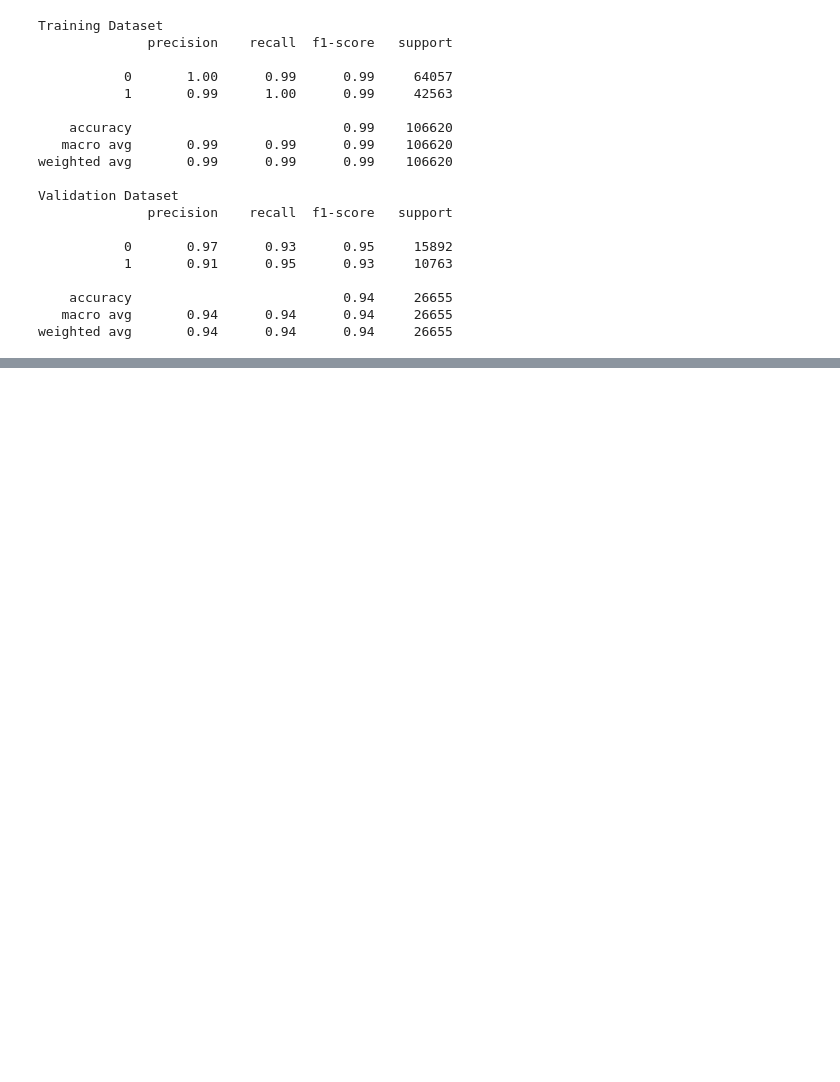
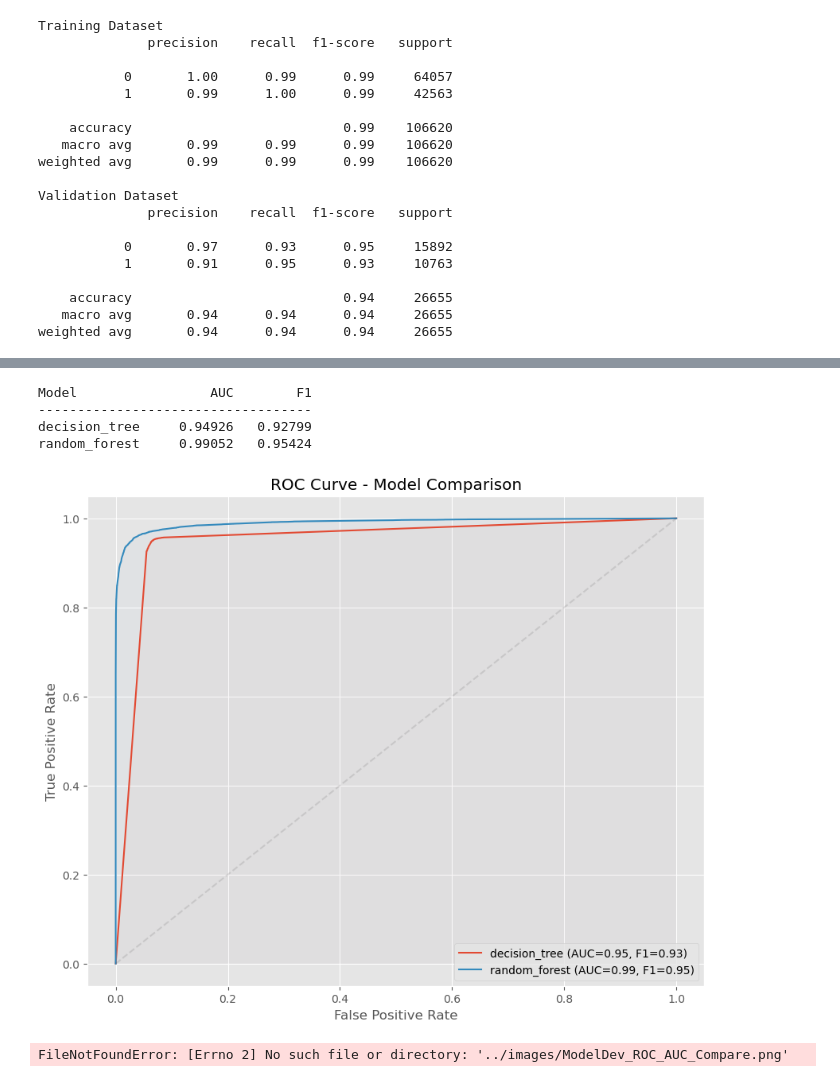
Before and after one commit to an6122003/COSC2753-Machine-Learning-ASM1-2024A, a Jupyter notebook: notebooks/4. Model Development.ipynb, the cells around one changed output, grey strips where cells are left out. Saved outputs shown, nothing was run; the diff lists cells and outputs as text; code cells hidden in the pictures; blank space fills up the shorter version.

```diff
--- a/notebooks/4. Model Development.ipynb
+++ b/notebooks/4. Model Development.ipynb
@@ -463,0 +575,35 @@ weighted avg       0.94      0.94      0.94     26655
+# %%
+fig, axis = plt.subplots(figsize=(10, 8))
+
+print(f"{'Model':15}{'AUC':>10}{'F1':>10}")
+print("-" * 35)
+for name, clf in clfs_perf.items():
+    if name == "log_reg_2":
+        prob_y = clf.predict_proba(x_val_poly_2)[:, 1]
+        pred_y = clf.predict(x_val_poly_2)
+    else:
+        prob_y = clf.predict_proba(x_val)[:, 1]
+        pred_y = clf.predict(x_val)
+
+    fpr, tpr, thresholds = roc_curve(y_val, prob_y)
+    roc_auc = auc(fpr, tpr)
+    sns.lineplot(x=fpr, y=tpr, label=f"{name} (AUC={roc_auc:.2f}, F1={f1_score(y_val, pred_y):.2f})", ax=axis)
+    plt.fill_between(fpr, tpr, alpha=0.024)
+    print(f"{name:15}{roc_auc:10.5f}{f1_score(y_val, pred_y):10.5f}")
+
+
+plt.plot([0, 1], [0, 1], linestyle="--", color="black", alpha=0.1)
+axis.set_xlabel("False Positive Rate")
+axis.set_ylabel("True Positive Rate")
+axis.set_title("ROC Curve - Model Comparison")
+axis.legend()
+
+plt.show()
+fig.savefig("../images/ModelDev_ROC_AUC_Compare.png", dpi=300)
+# %% [output]
+Model                 AUC        F1
+-----------------------------------
+decision_tree     0.94926   0.92799
+random_forest     0.99052   0.95424
+[figure, added]
+FileNotFoundError: [Errno 2] No such file or directory: '../images/ModelDev_ROC_AUC_Compare.png'
```
Also changed, not shown: parts of 8 cells of this notebook.
